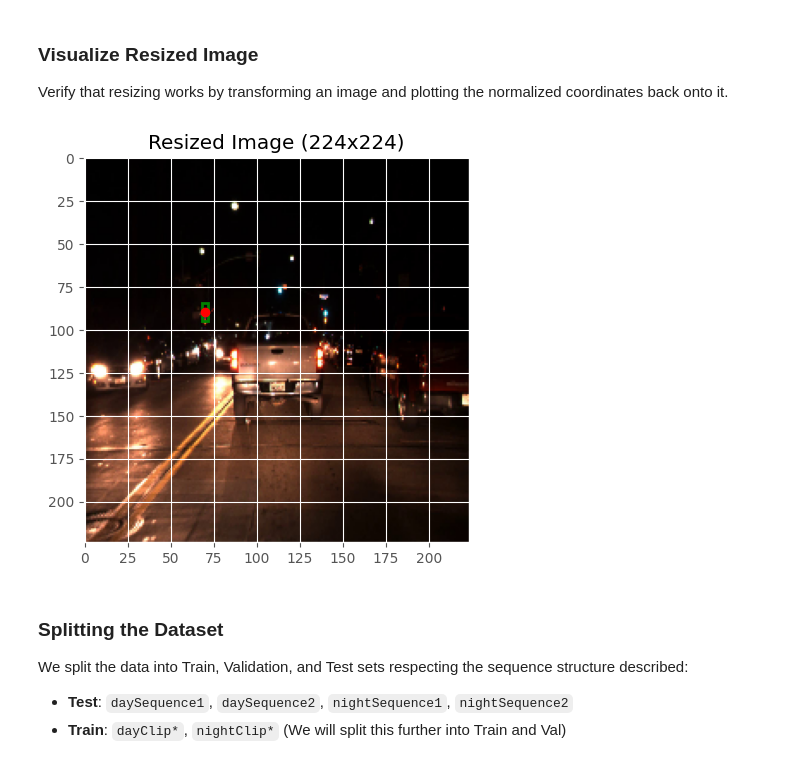
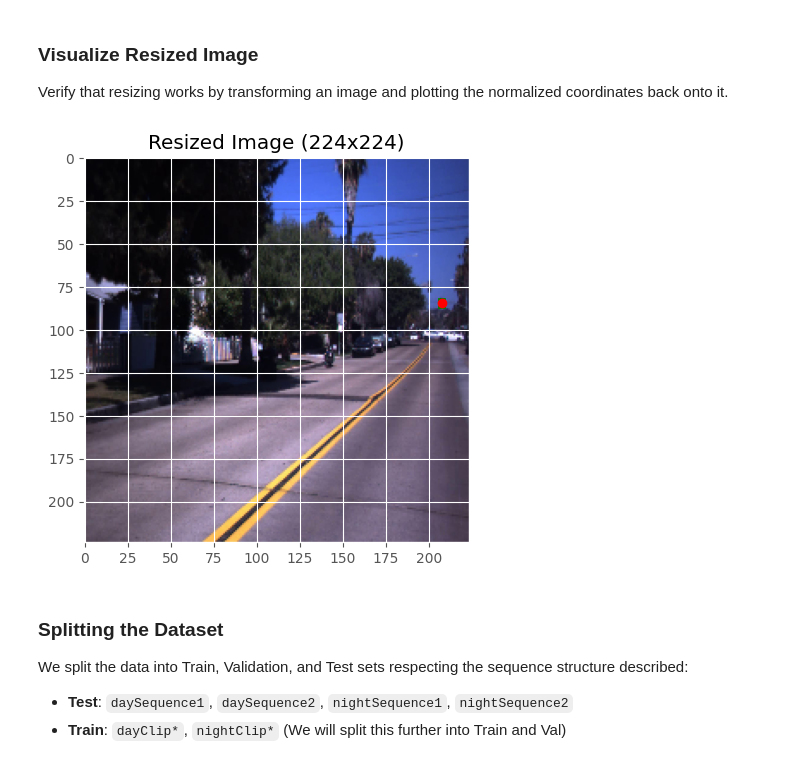
Before and after one commit to Bogda165/Trafic-Lights-Localistaion, a Jupyter notebook: main.ipynb, the cells around one changed output. Drawn from its saved outputs; the diff is of its cells as text; code cells hidden in the pictures.

```diff
--- a/main.ipynb
+++ b/main.ipynb
@@ -234,35 +226,35 @@ def show_resized_sample(df, index, target_size=TARGET_SIZE):
     if not os.path.exists(img_path):
         return
 
     img = cv2.imread(img_path)
     img = cv2.cvtColor(img, cv2.COLOR_BGR2RGB)
 
     img_resized = cv2.resize(img, target_size)
 
     fig, ax = plt.subplots(1, 1, figsize=(5, 5))
     ax.imshow(img_resized)
 
     rx = row['norm_center_x'] * target_size[0]
     ry = row['norm_center_y'] * target_size[1]
     rw = row['norm_width'] * target_size[0]
     rh = row['norm_height'] * target_size[1]
 
     top_left_x = rx - (rw / 2)
     top_left_y = ry - (rh / 2)
 
     rect = patches.Rectangle(
         (top_left_x, top_left_y),
         rw, rh,
         linewidth=2, edgecolor='g', facecolor='none'
     )
     ax.add_patch(rect)
     ax.plot(rx, ry, 'ro')
     ax.set_title("Resized Image (224x224)")
     plt.show()
 
-show_resized_sample(box_df, indices[0])
+show_resized_sample(box_df, 0)
 # %% [output]
-[figure, old version]
+[figure, new version]
 # %% [markdown]
 ### Splitting the Dataset
 We split the data into Train, Validation, and Test sets respecting the sequence structure described:
```
Also changed, not shown: parts of 1 cell of this notebook, 5 other files.
